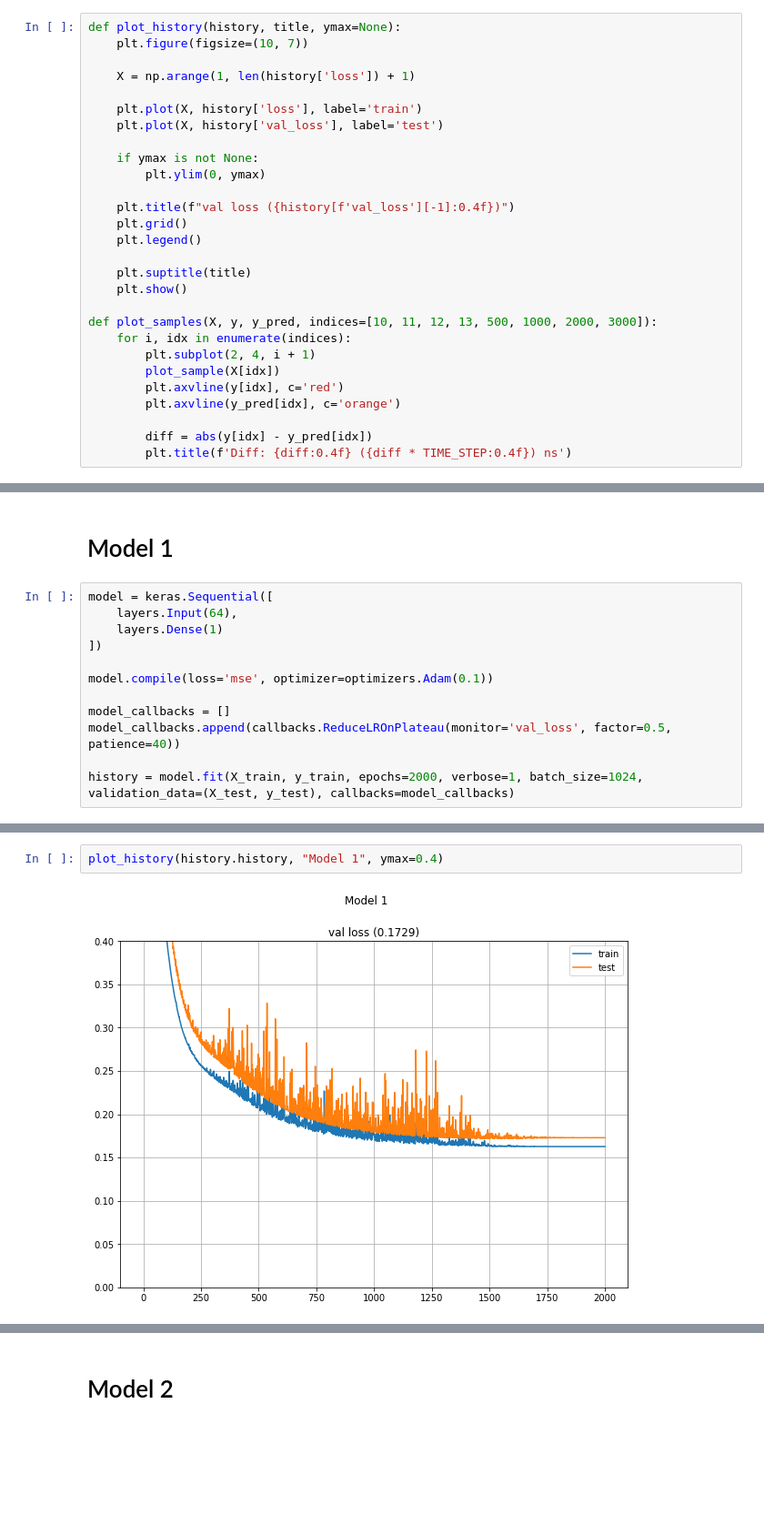
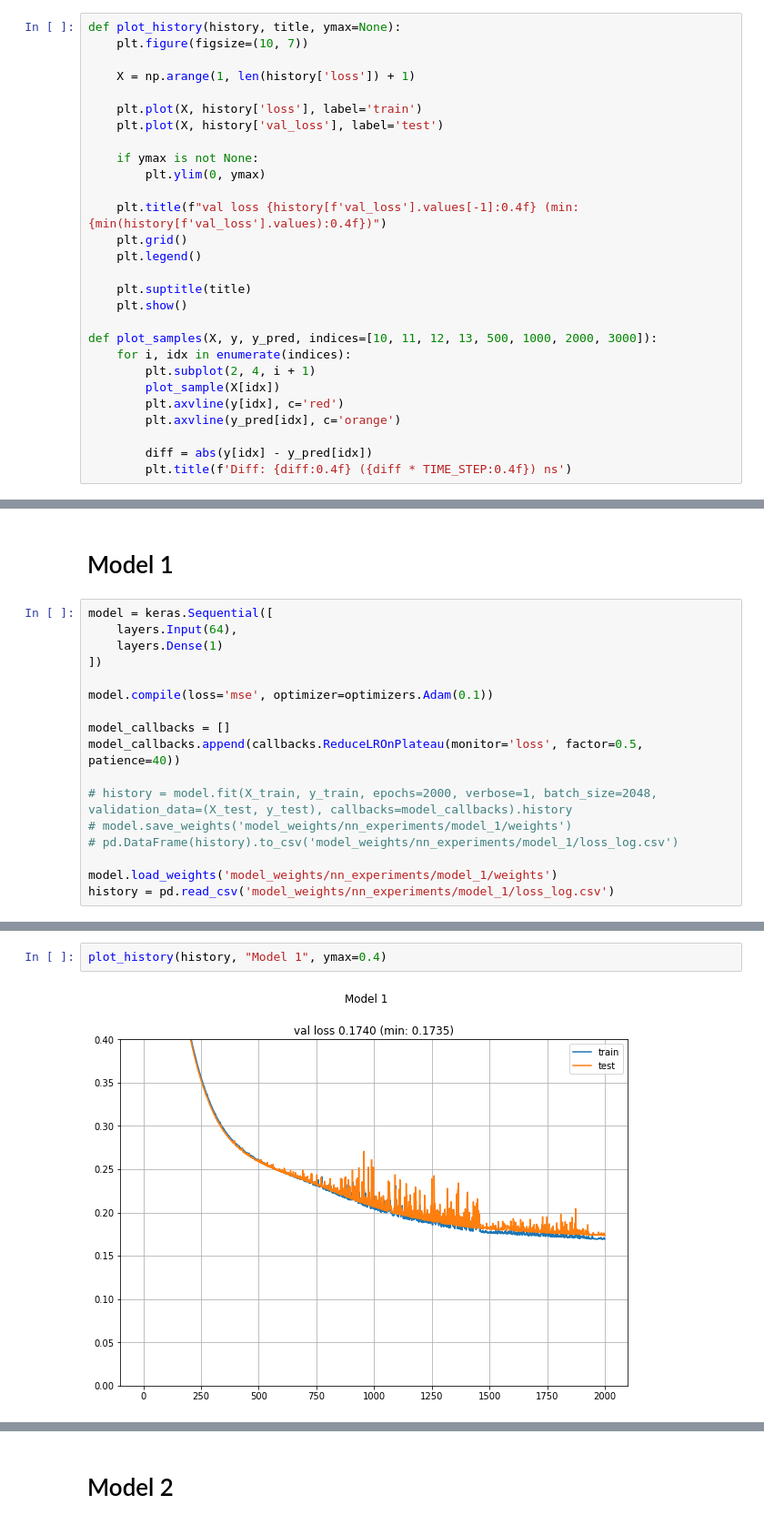
Before and after one commit to MatiXOfficial/pps-diamond-time-measurement, a Jupyter notebook: notebooks/nn_experiments.ipynb, the cells around one changed output, grey strips where cells are left out. Shown at 91% size. Saved outputs shown, nothing was run; the diff lists cells and outputs as text; blank space fills up the shorter version.

```diff
--- a/notebooks/nn_experiments.ipynb
+++ b/notebooks/nn_experiments.ipynb
@@ -52,7 +59,7 @@ def plot_history(history, title, ymax=None):
     if ymax is not None:
         plt.ylim(0, ymax)
 
-    plt.title(f"val loss ({history[f'val_loss'][-1]:0.4f})")
+    plt.title(f"val loss {history[f'val_loss'].values[-1]:0.4f} (min: {min(history[f'val_loss'].values):0.4f})")
     plt.grid()
     plt.legend()
 
@@ -101,7 +116,12 @@ model = keras.Sequential([
 model.compile(loss='mse', optimizer=optimizers.Adam(0.1))
 
 model_callbacks = []
-model_callbacks.append(callbacks.ReduceLROnPlateau(monitor='val_loss', factor=0.5, patience=40))
+model_callbacks.append(callbacks.ReduceLROnPlateau(monitor='loss', factor=0.5, patience=40))
 
-history = model.fit(X_train, y_train, epochs=2000, verbose=1, batch_size=1024, validation_data=(X_test, y_test), callbacks=model_callbacks)
+# history = model.fit(X_train, y_train, epochs=2000, verbose=1, batch_size=2048, validation_data=(X_test, y_test), callbacks=model_callbacks).history
+# model.save_weights('model_weights/nn_experiments/model_1/weights')
+# pd.DataFrame(history).to_csv('model_weights/nn_experiments/model_1/loss_log.csv')
+
+model.load_weights('model_weights/nn_experiments/model_1/weights')
+history = pd.read_csv('model_weights/nn_experiments/model_1/loss_log.csv')
 # %% [output]
@@ -125,7 +134,7 @@ Epoch 2000/2000
 # %%
-plot_history(history.history, "Model 1", ymax=0.4)
+plot_history(history, "Model 1", ymax=0.4)
 # %% [output]
-[figure, old version]
+[figure, new version]
 # %%
 plt.figure(figsize=(16, 7))
 y_pred = model.predict(X_test)[:, 0]
```
Also changed, not shown: parts of 19 cells of this notebook, 17 other files.
